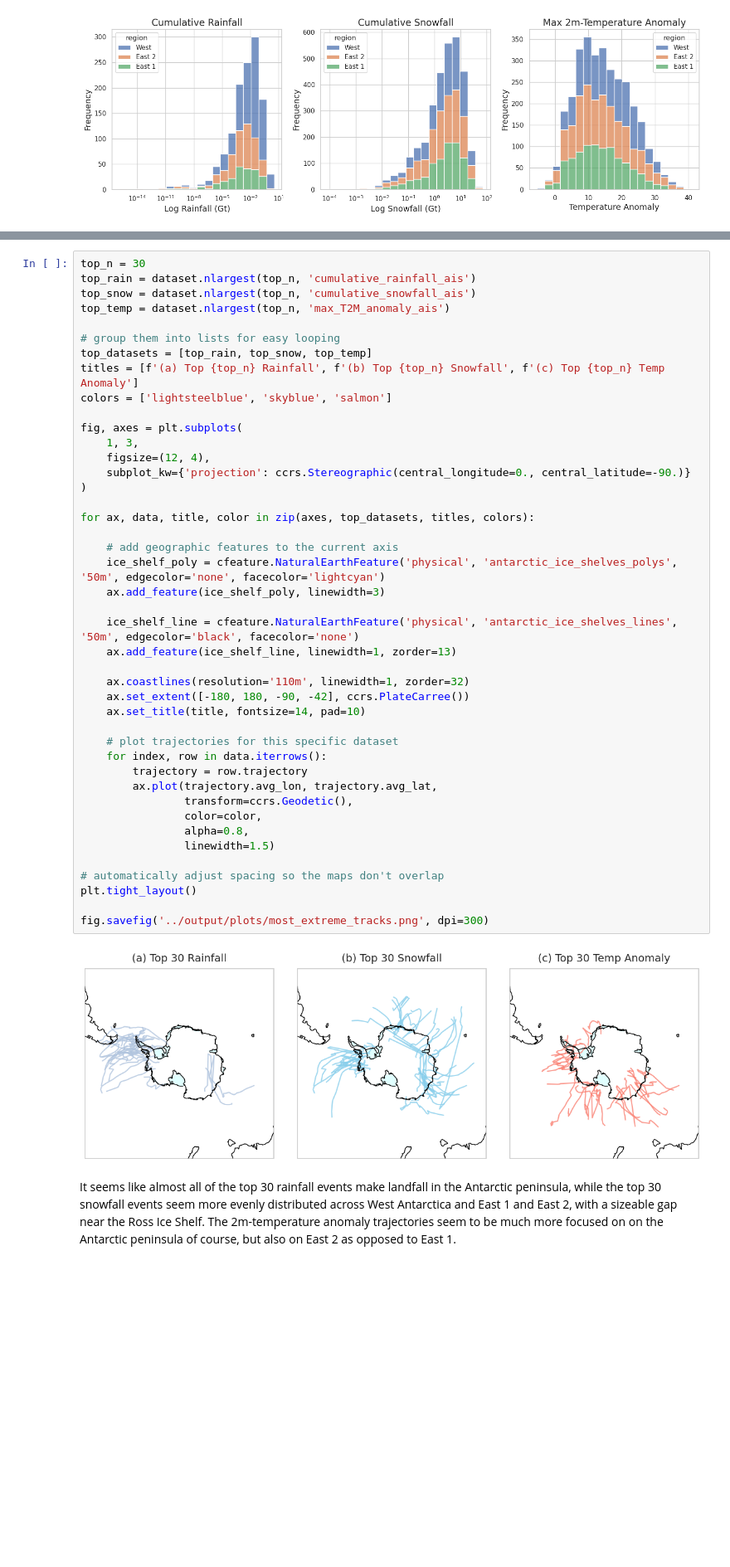
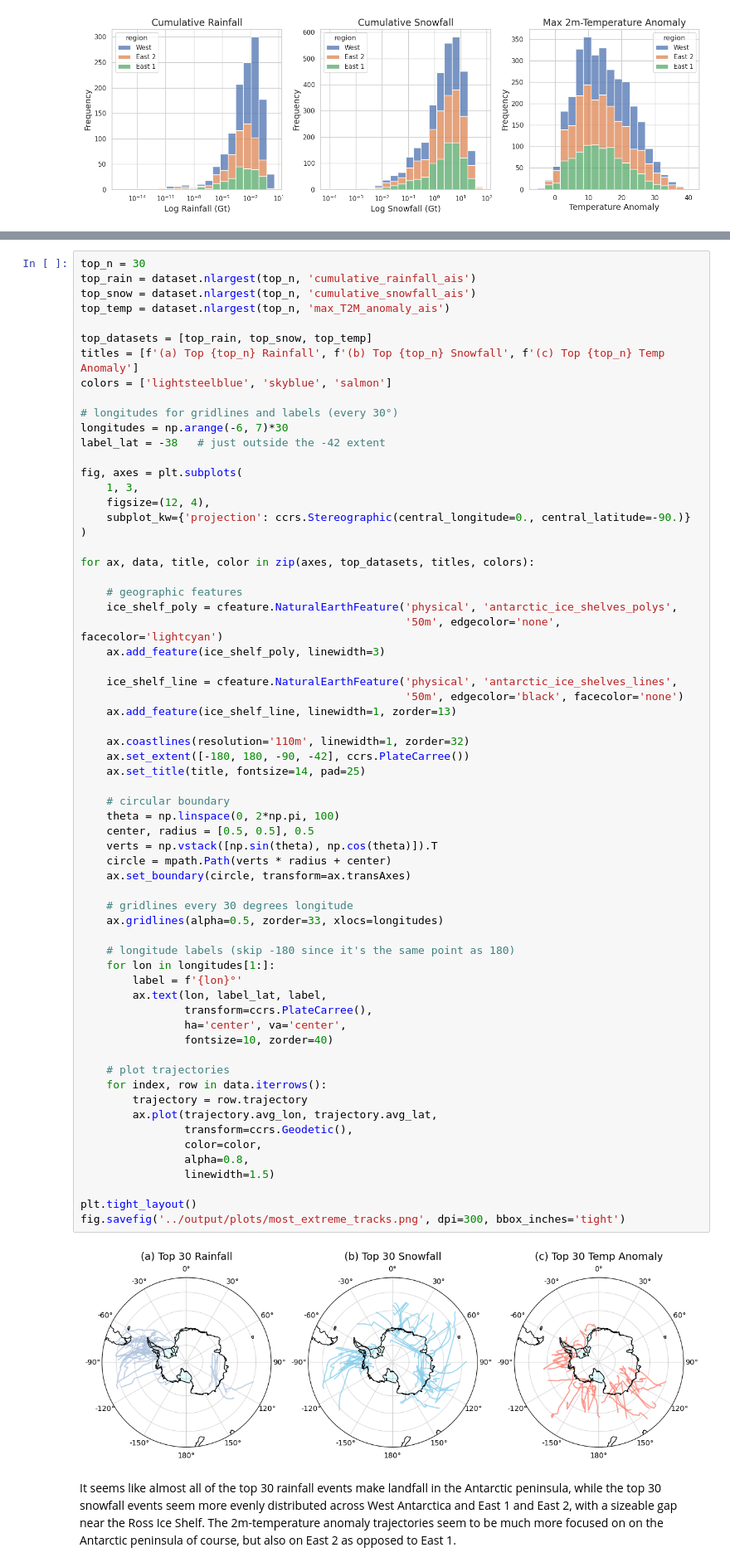
Before and after one commit to jbbutler/antarctic_AR_dataset, a Jupyter notebook: notebooks/dataset_explorations.ipynb, the cells around one changed output, grey strips where cells are left out. Shown at 83% size. Saved outputs shown, nothing was run; the diff lists cells and outputs as text; blank space fills up the shorter version.

```diff
--- a/notebooks/dataset_explorations.ipynb
+++ b/notebooks/dataset_explorations.ipynb
@@ -338,45 +428,66 @@ top_rain = dataset.nlargest(top_n, 'cumulative_rainfall_ais')
 top_snow = dataset.nlargest(top_n, 'cumulative_snowfall_ais')
 top_temp = dataset.nlargest(top_n, 'max_T2M_anomaly_ais')
 
-# group them into lists for easy looping
 top_datasets = [top_rain, top_snow, top_temp]
 titles = [f'(a) Top {top_n} Rainfall', f'(b) Top {top_n} Snowfall', f'(c) Top {top_n} Temp Anomaly']
 colors = ['lightsteelblue', 'skyblue', 'salmon']
+
+# longitudes for gridlines and labels (every 30°)
+longitudes = np.arange(-6, 7)*30
+label_lat = -38   # just outside the -42 extent
 
 fig, axes = plt.subplots(
     1, 3,
     figsize=(12, 4),
     subplot_kw={'projection': ccrs.Stereographic(central_longitude=0., central_latitude=-90.)}
 )
 
 for ax, data, title, color in zip(axes, top_datasets, titles, colors):
 
-    # add geographic features to the current axis
-    ice_shelf_poly = cfeature.NaturalEarthFeature('physical', 'antarctic_ice_shelves_polys', '50m', edgecolor='none', facecolor='lightcyan')
+    # geographic features
+    ice_shelf_poly = cfeature.NaturalEarthFeature('physical', 'antarctic_ice_shelves_polys',
+                                                  '50m', edgecolor='none', facecolor='lightcyan')
     ax.add_feature(ice_shelf_poly, linewidth=3)
 
-    ice_shelf_line = cfeature.NaturalEarthFeature('physical', 'antarctic_ice_shelves_lines', '50m', edgecolor='black', facecolor='none')
+    ice_shelf_line = cfeature.NaturalEarthFeature('physical', 'antarctic_ice_shelves_lines',
+                                                  '50m', edgecolor='black', facecolor='none')
     ax.add_feature(ice_shelf_line, linewidth=1, zorder=13)
 
     ax.coastlines(resolution='110m', linewidth=1, zorder=32)
     ax.set_extent([-180, 180, -90, -42], ccrs.PlateCarree())
-    ax.set_title(title, fontsize=14, pad=10)
+    ax.set_title(title, fontsize=14, pad=25)
 
-    # plot trajectories for this specific dataset
+    # circular boundary
+    theta = np.linspace(0, 2*np.pi, 100)
+    center, radius = [0.5, 0.5], 0.5
+    verts = np.vstack([np.sin(theta), np.cos(theta)]).T
+    circle = mpath.Path(verts * radius + center)
+    ax.set_boundary(circle, transform=ax.transAxes)
+
+    # gridlines every 30 degrees longitude
+    ax.gridlines(alpha=0.5, zorder=33, xlocs=longitudes)
+
+    # longitude labels (skip -180 since it's the same point as 180)
+    for lon in longitudes[1:]:
+        label = f'{lon}°'
+        ax.text(lon, label_lat, label,
+                transform=ccrs.PlateCarree(),
+                ha='center', va='center',
+                fontsize=10, zorder=40)
+
+    # plot trajectories
     for index, row in data.iterrows():
         trajectory = row.trajectory
         ax.plot(trajectory.avg_lon, trajectory.avg_lat,
                 transform=ccrs.Geodetic(),
                 color=color,
                 alpha=0.8,
                 linewidth=1.5)
 
-# automatically adjust spacing so the maps don't overlap
 plt.tight_layout()
-
-fig.savefig('../output/plots/most_extreme_tracks.png', dpi=300)
+fig.savefig('../output/plots/most_extreme_tracks.png', dpi=300, bbox_inches='tight')
 # %% [output]
-[figure, old version]
+[figure, new version]
 # %% [markdown]
 It seems like almost all of the top 30 rainfall events make landfall in the Antarctic peninsula, while the top 30 snowfall events seem more evenly distributed across West Antarctica and East 1 and East 2, with a sizeable gap near the Ross Ice Shelf. The 2m-temperature anomaly trajectories seem to be much more focused on on the Antarctic peninsula of course, but also on East 2 as opposed to East 1.
 # %% [markdown]
```
Also changed, not shown: parts of 22 cells of this notebook, 9 other files.
